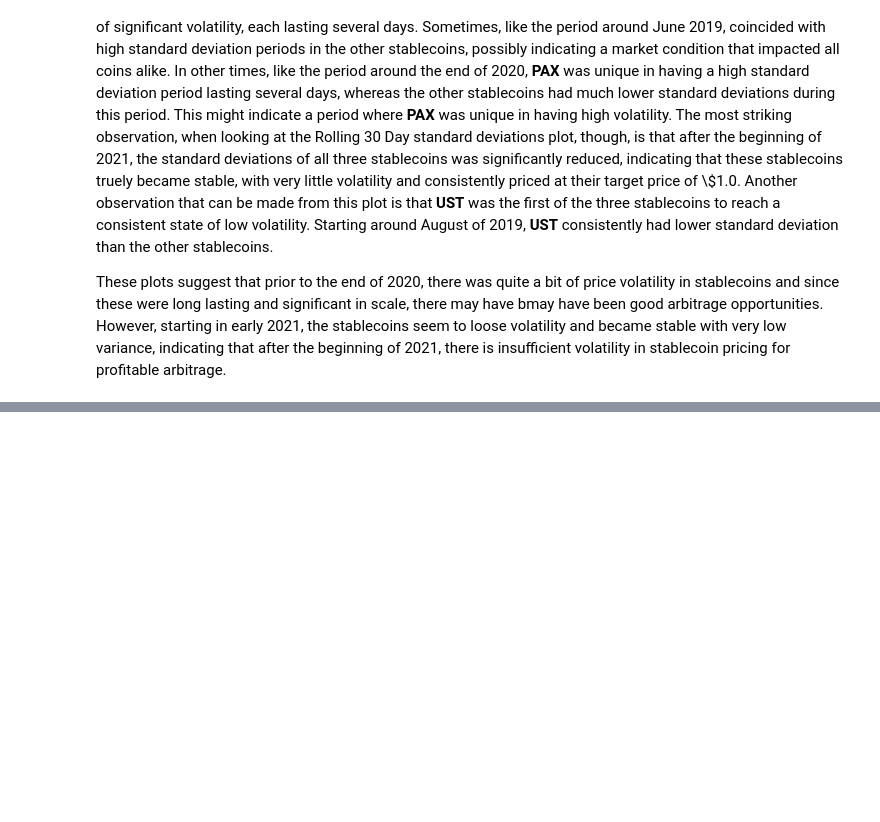
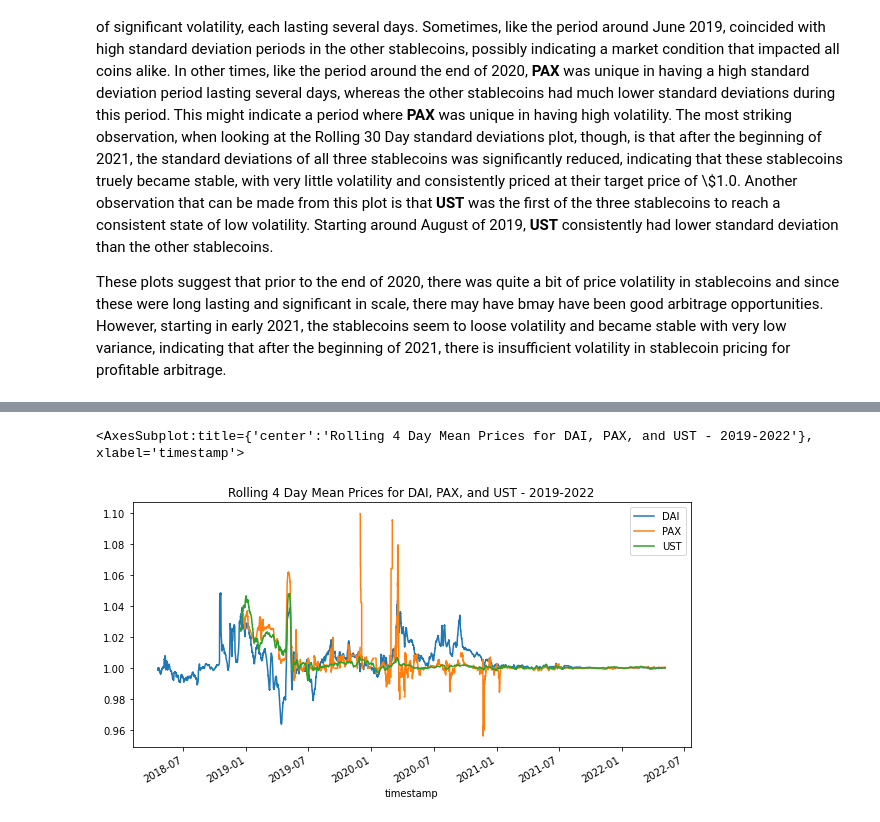
Before and after one commit to CAMPSMITH/StableOps, a Jupyter notebook: intraday.ipynb, the cells around one changed output, grey strips where cells are left out. Saved outputs shown, nothing was run; the diff lists cells and outputs as text; code cells hidden in the pictures; blank space fills up the shorter version.

```diff
--- a/intraday.ipynb
+++ b/intraday.ipynb
@@ -449,0 +503,9 @@ These plots suggest that prior to the end of 2020, there was quite a bit of pric
+# %%
+coins_rolling_4D_mean_df = coins_df.rolling('4D').mean()
+coins_rolling_4D_mean_df.plot(
+    figsize=(10,5),
+    title='Rolling 4 Day Mean Prices for DAI, PAX, and UST - 2019-2022'
+)
+# %% [output]
+<AxesSubplot:title={'center':'Rolling 4 Day Mean Prices for DAI, PAX, and UST - 2019-2022'}, xlabel='timestamp'>
+[figure, added]
```
Also changed, not shown: parts of 11 cells of this notebook.
